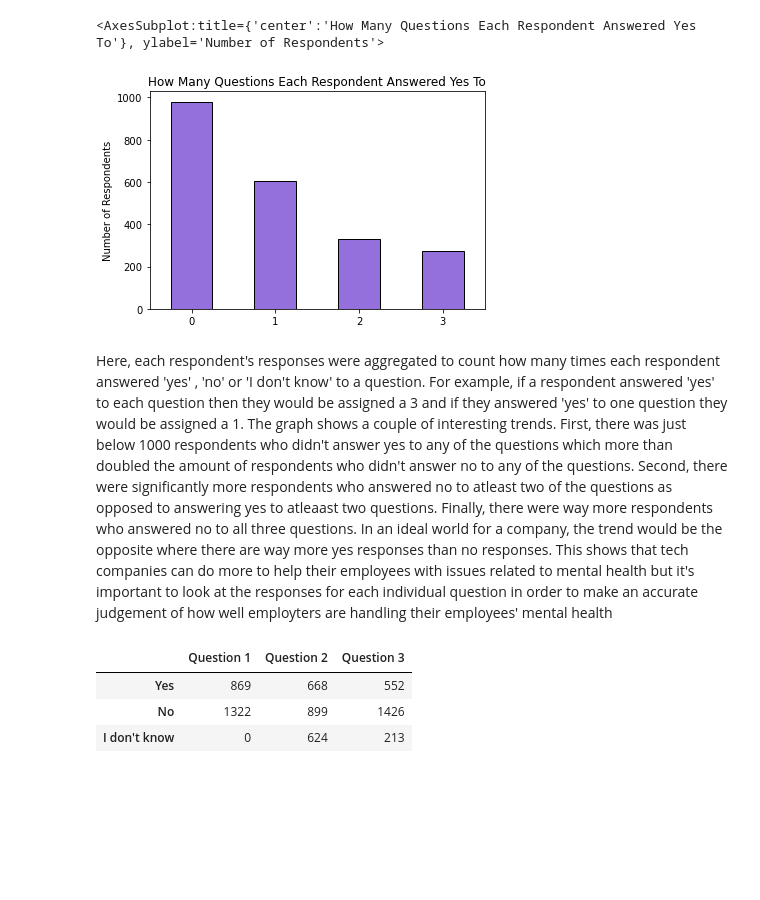
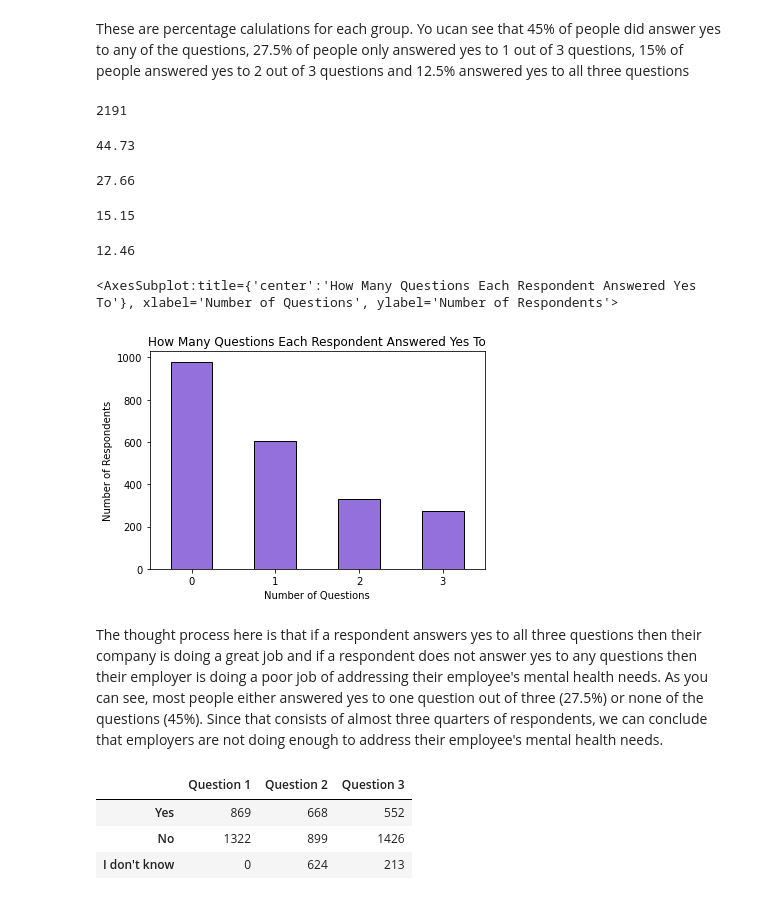
Before and after one commit to Patrick-Bacza/Group-7---Project, a Jupyter notebook: Patrick_Employer_Analysis.ipynb, the cells around one changed output. Saved outputs shown, nothing was run; the diff lists cells and outputs as text; code cells hidden in the pictures; blank space fills up the shorter version.

```diff
--- a/Employer_Analysis.ipynb
+++ b/Patrick_Employer_Analysis.ipynb
@@ -94,0 +71,12 @@ dtype: int64
+# %%
+yes = Survey_Data["Yes Responses"].value_counts()
+
+
+Responses = pd.DataFrame({
+                "Yes Responses" : yes
+})
+
+
+
+
+Responses
@@ -95,19 +89,52 @@ dtype: int64
+# %% [markdown]
+These are percentage calulations for each group. Yo ucan see that 45% of people did answer yes to any of the questions, 27.5% of people only answered yes to 1 out of 3 questions, 15% of people answered yes to 2 out of 3 questions and 12.5% answered yes to all three questions
+# %%
+total_respondents = Survey_Data['UserID'].count()
+
+total_respondents
+# %% [output]
+2191
+# %%
+pct_0_questions = round((yes[0] / total_respondents) * 100,2)
+
+pct_0_questions
+# %% [output]
+44.73
+# %%
+pct_1_questions = round((yes[1] / total_respondents) * 100,2)
+
+pct_1_questions
+# %% [output]
+27.66
+# %%
+pct_2_questions = round((yes[2] / total_respondents) * 100,2)
+
+pct_2_questions
+# %% [output]
+15.15
+# %%
+pct_3_questions = round((yes[3] / total_respondents) * 100,2)
+
+pct_3_questions
+# %% [output]
+12.46
 # %%
 (Responses
     .plot(
     kind='bar',
+    xlabel= 'Number of Questions',
     ylabel='Number of Respondents',
     color=['mediumpurple'],
     title='How Many Questions Each Respondent Answered Yes To',
     rot=0,
     edgecolor='black',
     legend=False
     ))
 # %% [output]
-<AxesSubplot:title={'center':'How Many Questions Each Respondent Answered Yes To'}, ylabel='Number of Respondents'>
+<AxesSubplot:title={'center':'How Many Questions Each Respondent Answered Yes To'}, xlabel='Number of Questions', ylabel='Number of Respondents'>
-[figure, old version]
+[figure, new version]
-# %% [markdown]
-Here, each respondent's responses were aggregated to count how many times each respondent answered 'yes' , 'no' or 'I don't know' to a question. For example, if a respondent answered 'yes' to each question then they would be assigned a 3 and if they answered 'yes' to one question they would be assigned a 1. The graph shows a couple of interesting trends. First, there was just below 1000 respondents who didn't answer yes to any of the questions which more than doubled the amount of respondents who didn't answer no to any of the questions. Second, there were significantly more respondents who answered no to atleast two of the questions as opposed to answering yes to atleaast two questions. Finally, there were way more respondents who answered no to all three questions. In an ideal world for a company, the trend would be the opposite where there are way more yes responses than no responses. This shows that tech companies can do more to help their employees with issues related to mental health but it's important to look at the responses for each individual question in order to make an accurate judgement of how well employters are handling their employees' mental health
+# %% [markdown]
+The thought process here is that if a respondent answers yes to all three questions then their company is doing a great job and if a respondent does not answer yes to any questions then their employer is doing a poor job of addressing their employee's mental health needs. As you can see, most people either answered yes to one question  out of three (27.5%) or none of the questions (45%). Since that consists of almost three quarters of respondents, we can conclude that employers are not doing enough to address their employee's mental health needs.
 # %%
 question_1= Survey_Data['Question 1'].value_counts()
 question_2 = Survey_Data['Question 2'].value_counts()
```
Also changed, not shown: parts of 14 cells of this notebook.
